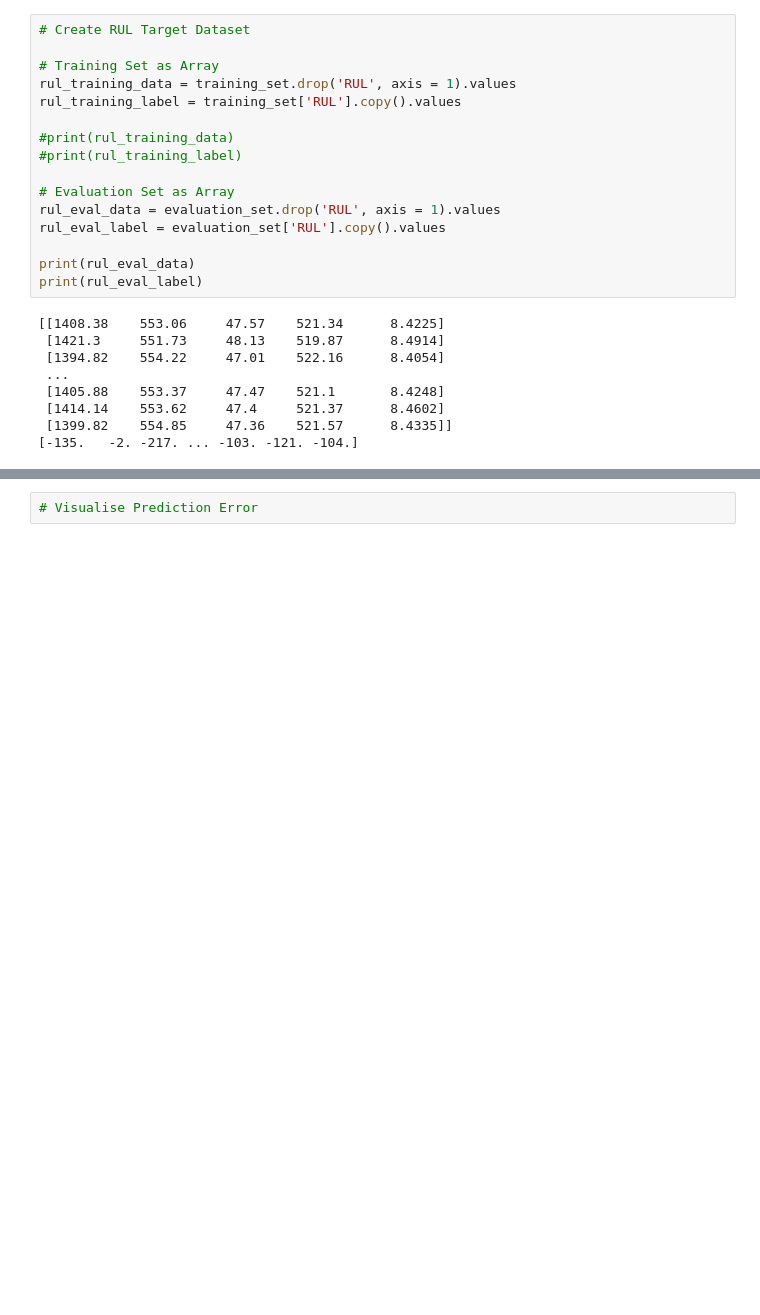
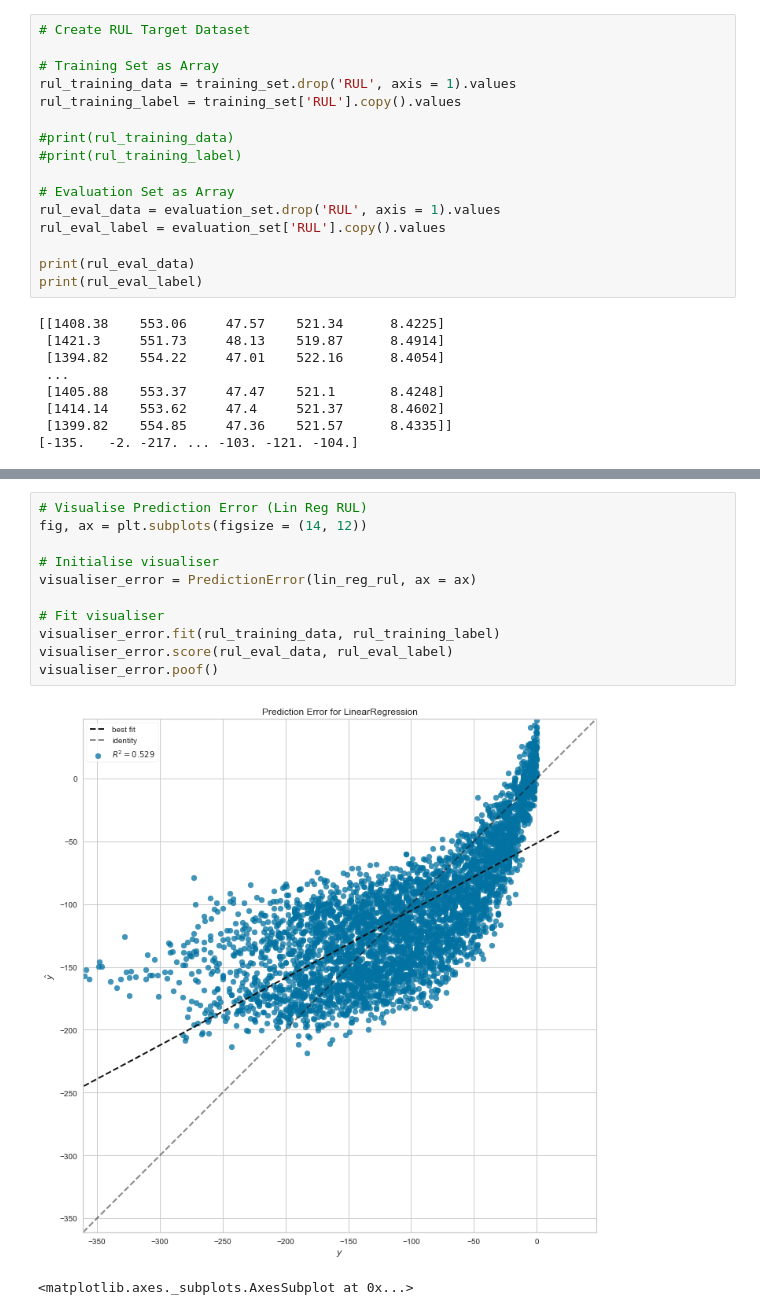
Before and after one commit to CloudforestTechnologies/nasa-turbofan-failure-prediction, a Jupyter notebook: Notebooks/2.0-pm-nasa-turbofan-ml-baseline.ipynb, the cells around one changed output, grey strips where cells are left out. Drawn from its saved outputs; the diff is of its cells as text; blank space fills up the shorter version.

Commit message:
Visualised prediction error.

```diff
--- a/Notebooks/2.0-pm-nasa-turbofan-ml-baseline.ipynb
+++ b/Notebooks/2.0-pm-nasa-turbofan-ml-baseline.ipynb
@@ -251,2 +252,14 @@ PM_LinReg_RUL_2021_02_23-11_32_29.pkl r2 (Eval): 0.5287457275816501
-# %%
-# Visualise Prediction Error
+# %%
+# Visualise Prediction Error (Lin Reg RUL)
+fig, ax = plt.subplots(figsize = (14, 12))
+
+# Initialise visualiser
+visualiser_error = PredictionError(lin_reg_rul, ax = ax)
+
+# Fit visualiser
+visualiser_error.fit(rul_training_data, rul_training_label)
+visualiser_error.score(rul_eval_data, rul_eval_label)
+visualiser_error.poof()
+# %% [output]
+[figure, added]
+<matplotlib.axes._subplots.AxesSubplot at 0x...>
```
Also changed, not shown: parts of 3 cells of this notebook, 2 other files.
